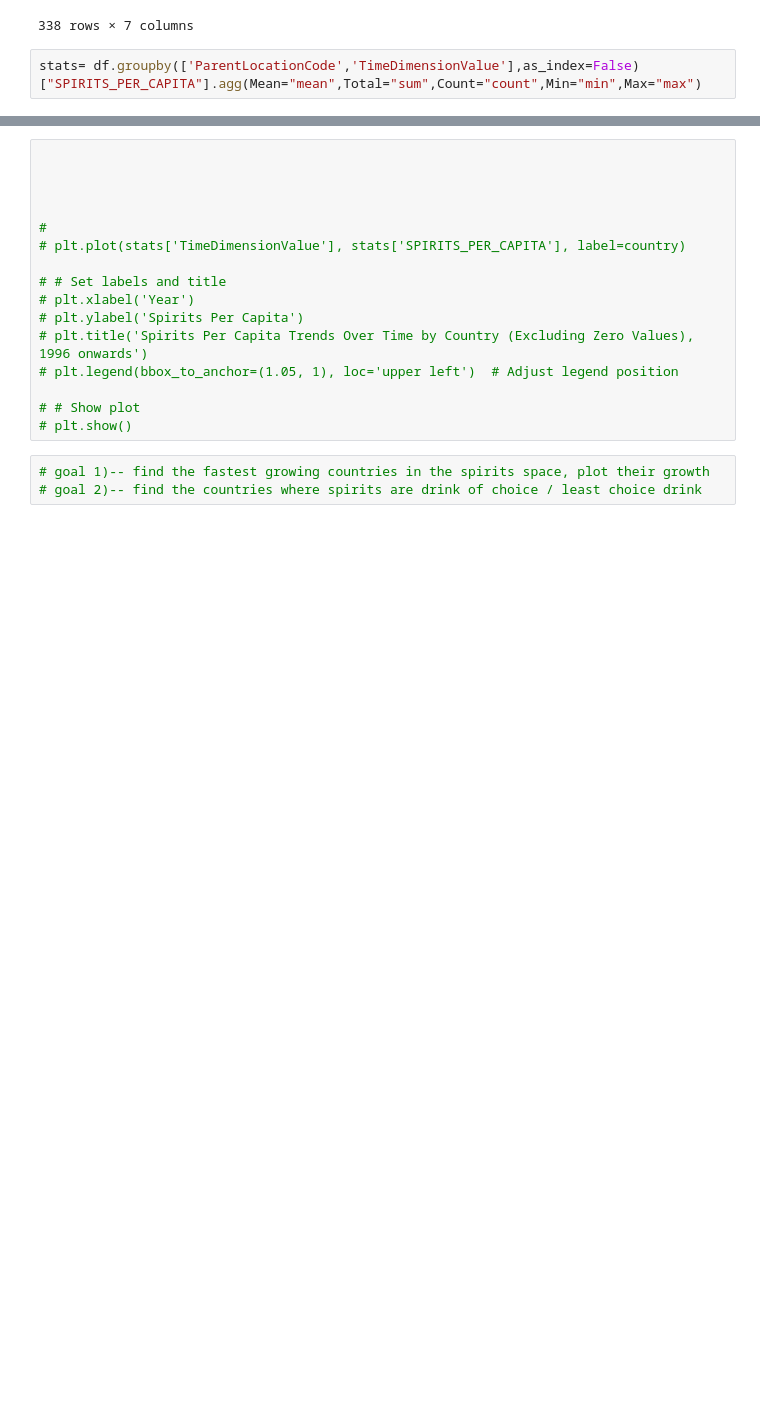
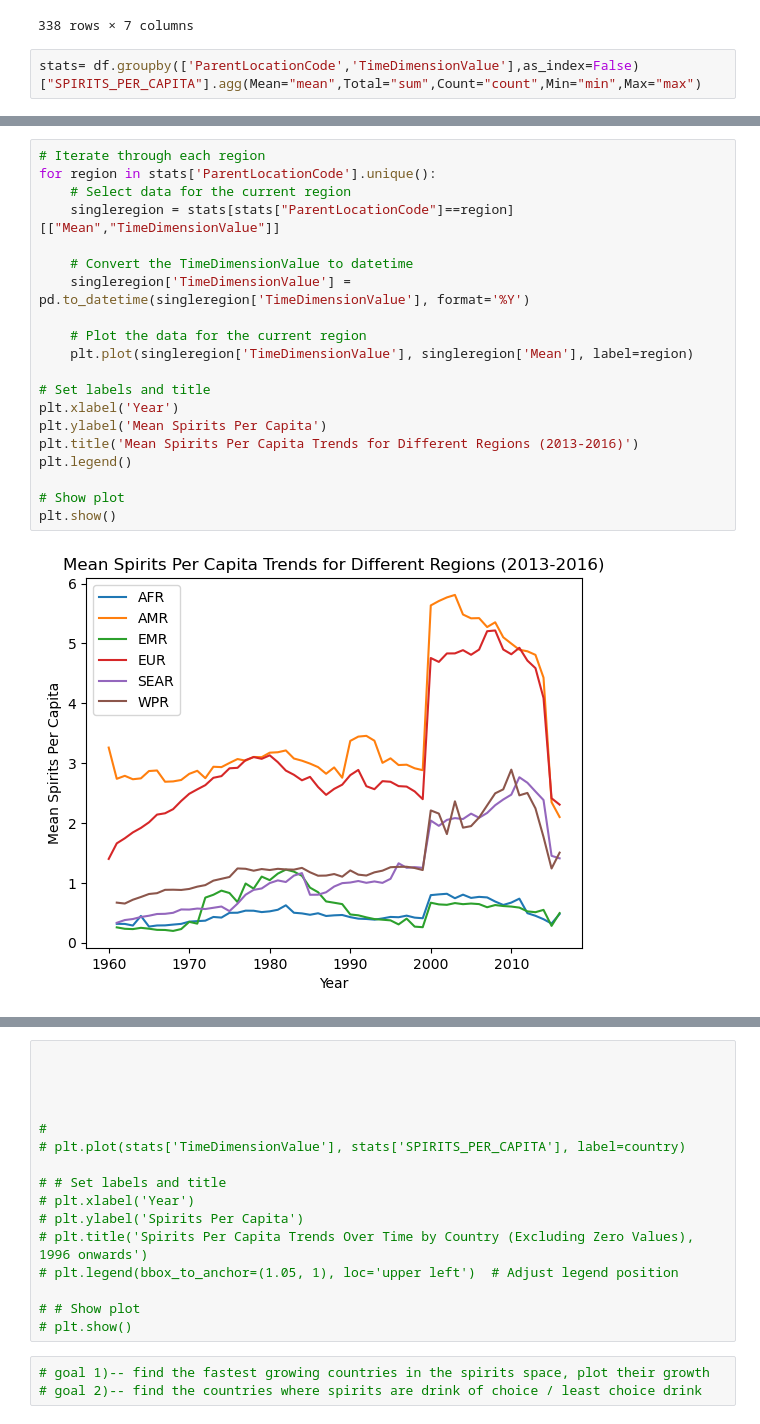
Before and after one commit to ThePennyGoblin/SMU_BootCamp_-Project_1, a Jupyter notebook: WHO Data API/Scratpad_Analysis.ipynb, the cells around one changed output, grey strips where cells are left out. Cells and saved outputs as stored; diff of their text form; blank space fills up the shorter version.

```diff
--- a/WHO Data API/Scratpad_Analysis.ipynb
+++ b/WHO Data API/Scratpad_Analysis.ipynb
@@ -140,0 +232,22 @@ plt.show()
+# %%
+# Iterate through each region
+for region in stats['ParentLocationCode'].unique():
+    # Select data for the current region
+    singleregion = stats[stats["ParentLocationCode"]==region][["Mean","TimeDimensionValue"]]
+
+    # Convert the TimeDimensionValue to datetime
+    singleregion['TimeDimensionValue'] = pd.to_datetime(singleregion['TimeDimensionValue'], format='%Y')
+
+    # Plot the data for the current region
+    plt.plot(singleregion['TimeDimensionValue'], singleregion['Mean'], label=region)
+
+# Set labels and title
+plt.xlabel('Year')
+plt.ylabel('Mean Spirits Per Capita')
+plt.title('Mean Spirits Per Capita Trends for Different Regions (2013-2016)')
+plt.legend()
+
+# Show plot
+plt.show()
+# %% [output]
+[figure, added]
```
Also changed, not shown: parts of 15 cells of this notebook.
